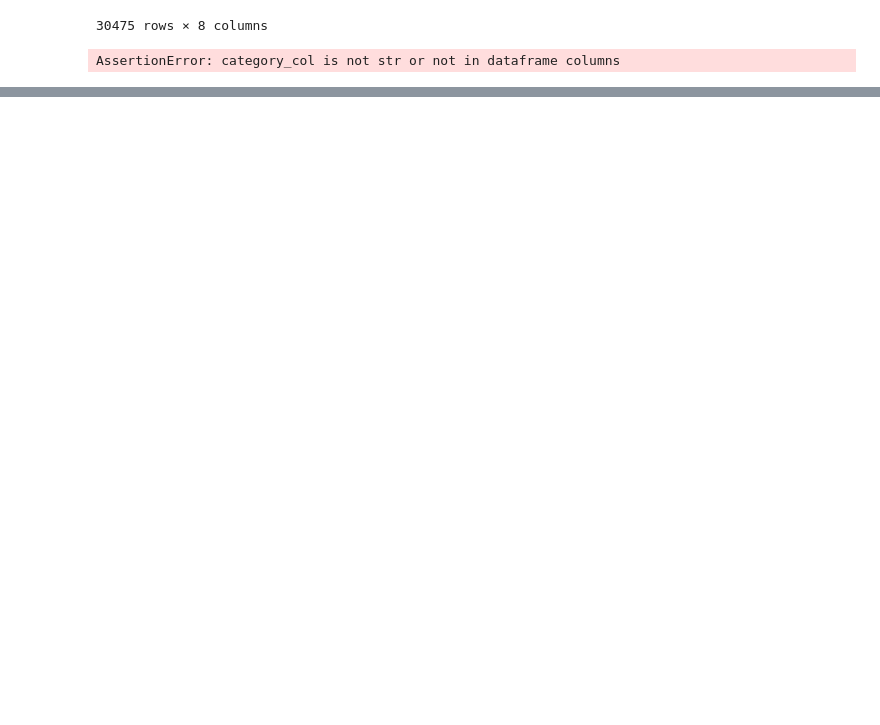
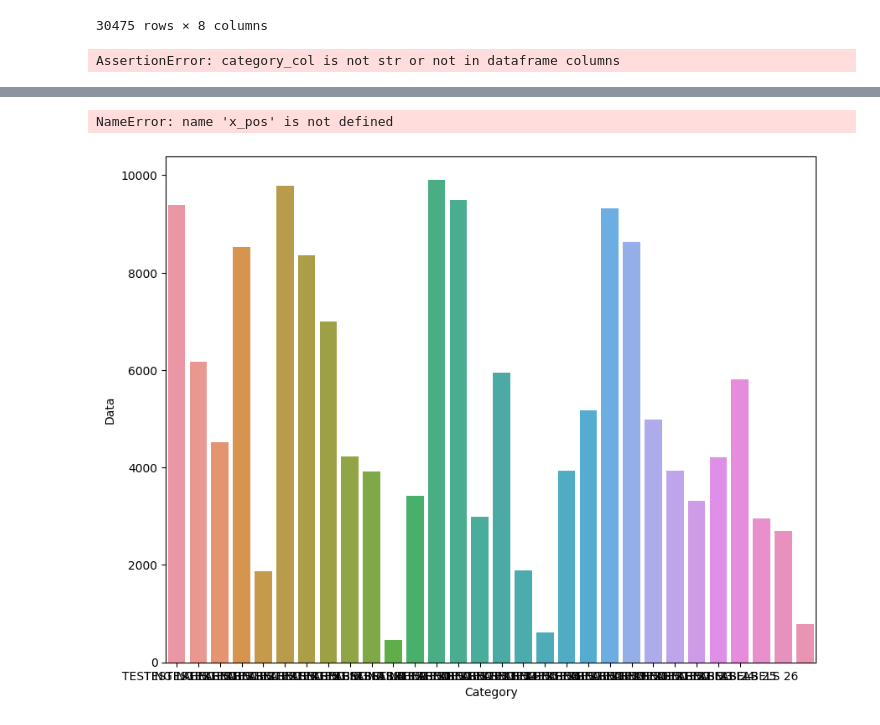
Before and after one commit to lewis-morris/progplot, a Jupyter notebook: Untitled.ipynb, the cells around one changed output, grey strips where cells are left out. Cells and saved outputs as stored; diff of their text form; code cells hidden in the pictures; blank space fills up the shorter version.

```diff
--- a/Untitled.ipynb
+++ b/Untitled.ipynb
@@ -373,0 +505,19 @@ bw.show_video()
+# %%
+fig = plt.figure(figsize=(10,8),dpi=100)
+ax = sns.barplot(x="Category", y="Data",data=df)
+ax.get_figure().canvas.draw()
+
+chart_x1 = ax.get_window_extent().x1
+
+ticks = [tick.get_position()[0] for tick in ax.get_xticklabels() if tick.get_window_extent().x1 < chart_x1]
+_ = ax.set_xticks(ticks)
+
+bars = ax.bar(x_pos, values, width=0.5, align="center")
+value_format = "{:.1%}"  # displaying values as percentage with one fractional digit
+label_bars(ax, bars, value_format)
+
+
+fig.savefig("test2.png")
+# %% [output]
+NameError: name 'x_pos' is not defined
+[figure, added]
```
Also changed, not shown: parts of 51 cells of this notebook, 4 other files.
